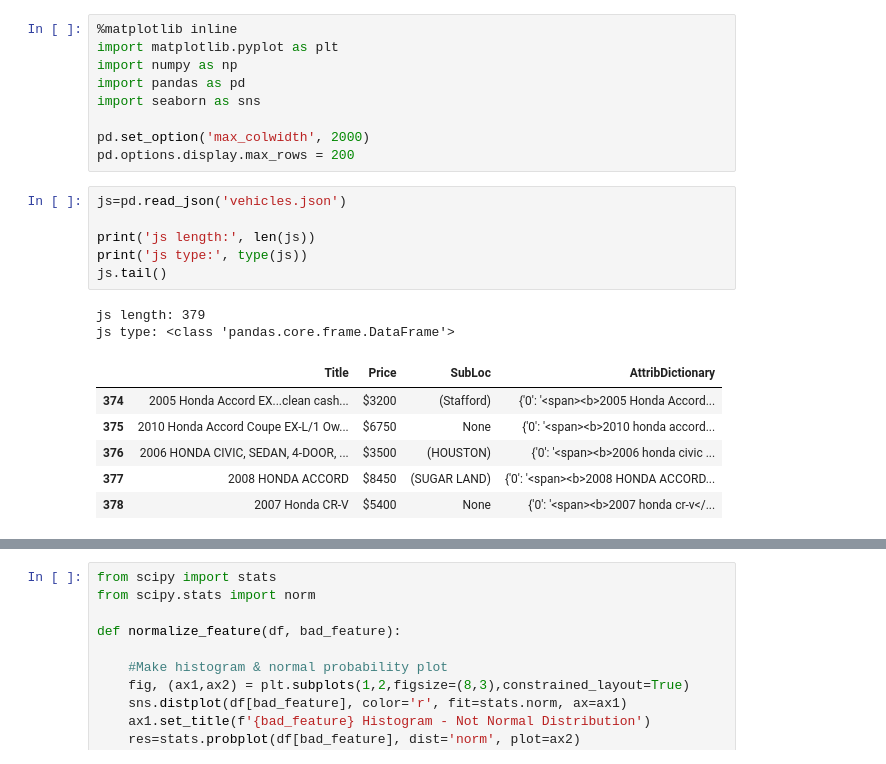
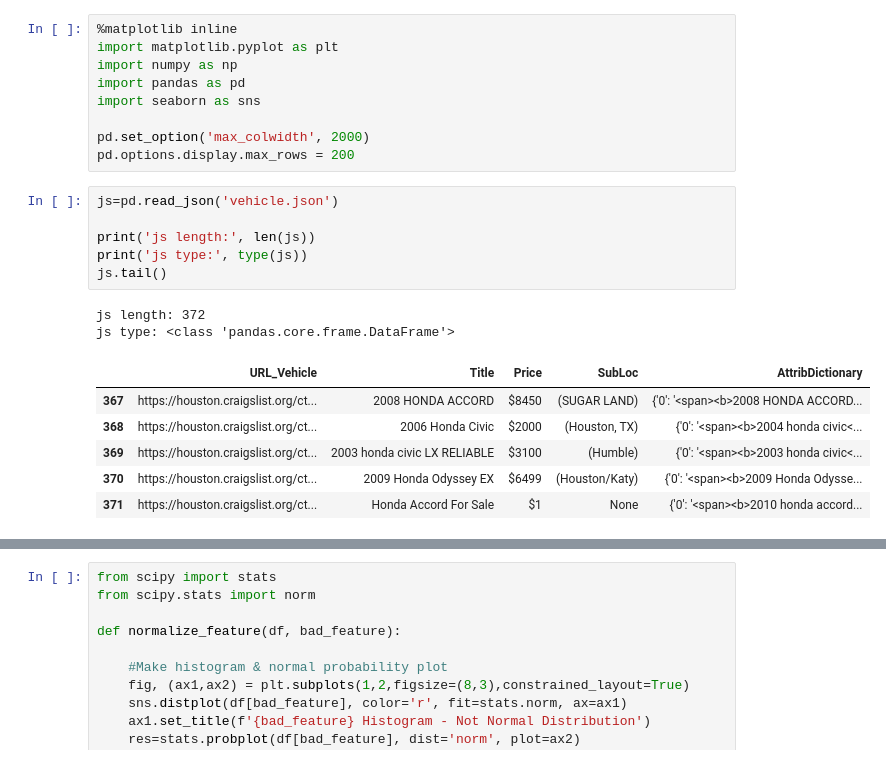
Before and after one commit to jkmackie/car_price_prediction, a Jupyter notebook: explore_json.ipynb, the cells around one changed output, grey strips where cells are left out. Saved outputs shown, nothing was run; the diff lists cells and outputs as text.

```diff
--- a/explore_json.ipynb
+++ b/explore_json.ipynb
@@ -8,20 +8,20 @@ import seaborn as sns
 pd.set_option('max_colwidth', 2000)
 pd.options.display.max_rows = 200
 # %%
-js=pd.read_json('vehicles.json')
+js=pd.read_json('vehicle.json')
 
 print('js length:', len(js))
 print('js type:', type(js))
 js.tail()
 # %% [output]
-js length: 379
+js length: 372
 js type: <class 'pandas.core.frame.DataFrame'>
-|  | Title | Price | SubLoc | AttribDictionary |
-| 374 | 2005 Honda Accord EX...clean cash... | $3200 | (Stafford) | {'0': '<span><b>2005 Honda Accord... |
-| 375 | 2010 Honda Accord Coupe EX-L/1 Ow... | $6750 | None | {'0': '<span><b>2010 honda accord... |
-| 376 | 2006 HONDA CIVIC, SEDAN, 4-DOOR, ... | $3500 | (HOUSTON) | {'0': '<span><b>2006 honda civic ... |
-| 377 | 2008 HONDA ACCORD | $8450 | (SUGAR LAND) | {'0': '<span><b>2008 HONDA ACCORD... |
-| 378 | 2007 Honda CR-V | $5400 | None | {'0': '<span><b>2007 honda cr-v</... |
+|  | URL_Vehicle | Title | Price | SubLoc | AttribDictionary |
+| 367 | https://houston.craigslist.org/ct... | 2008 HONDA ACCORD | $8450 | (SUGAR LAND) | {'0': '<span><b>2008 HONDA ACCORD... |
+| 368 | https://houston.craigslist.org/ct... | 2006 Honda Civic | $2000 | (Houston, TX) | {'0': '<span><b>2004 honda civic<... |
+| 369 | https://houston.craigslist.org/ct... | 2003 honda civic LX RELIABLE | $3100 | (Humble) | {'0': '<span><b>2003 honda civic<... |
+| 370 | https://houston.craigslist.org/ct... | 2009 Honda Odyssey EX | $6499 | (Houston/Katy) | {'0': '<span><b>2009 Honda Odysse... |
+| 371 | https://houston.craigslist.org/ct... | Honda Accord For Sale | $1 | None | {'0': '<span><b>2010 honda accord... |
 # %%
 js['Price'].str[1:]
 # %% [output]
```
Also changed, not shown: parts of 7 cells of this notebook.
